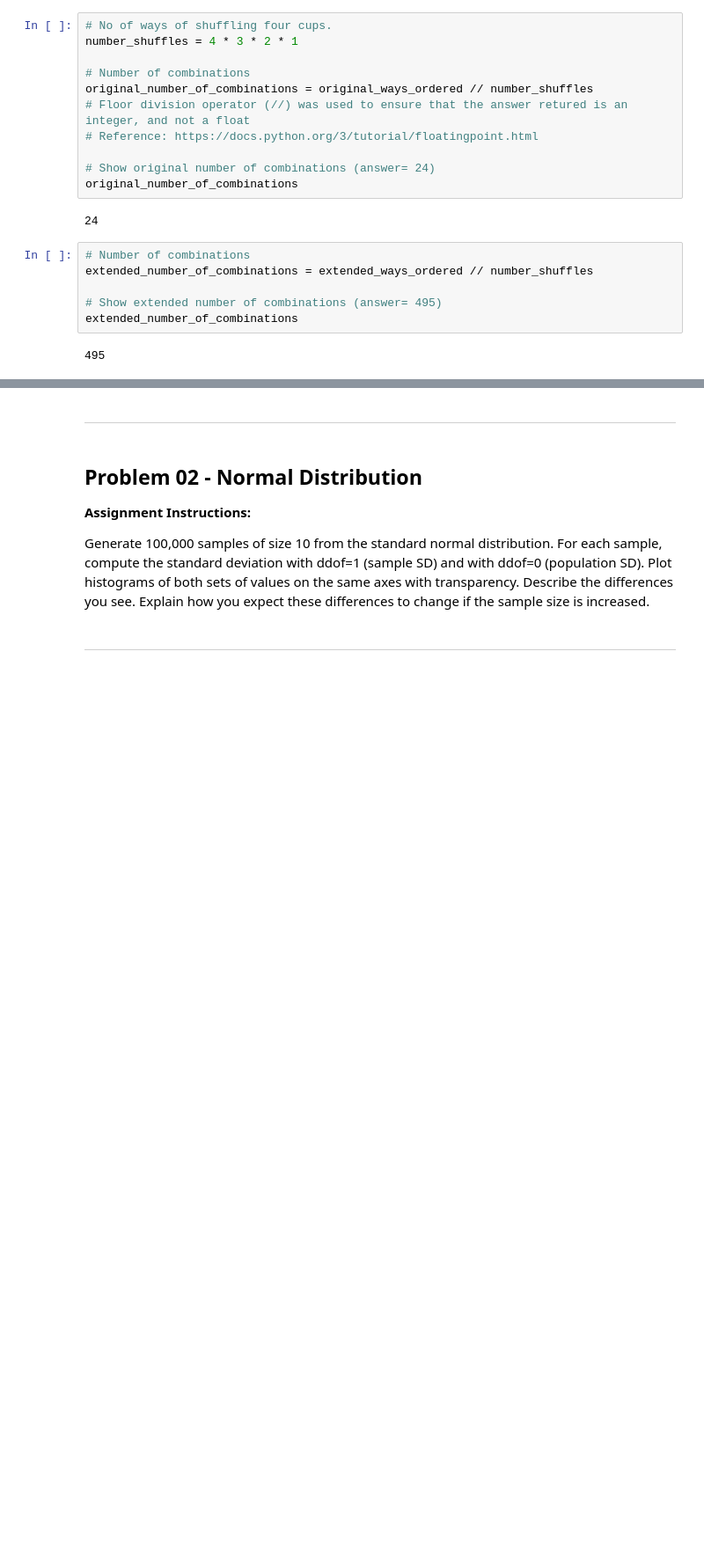
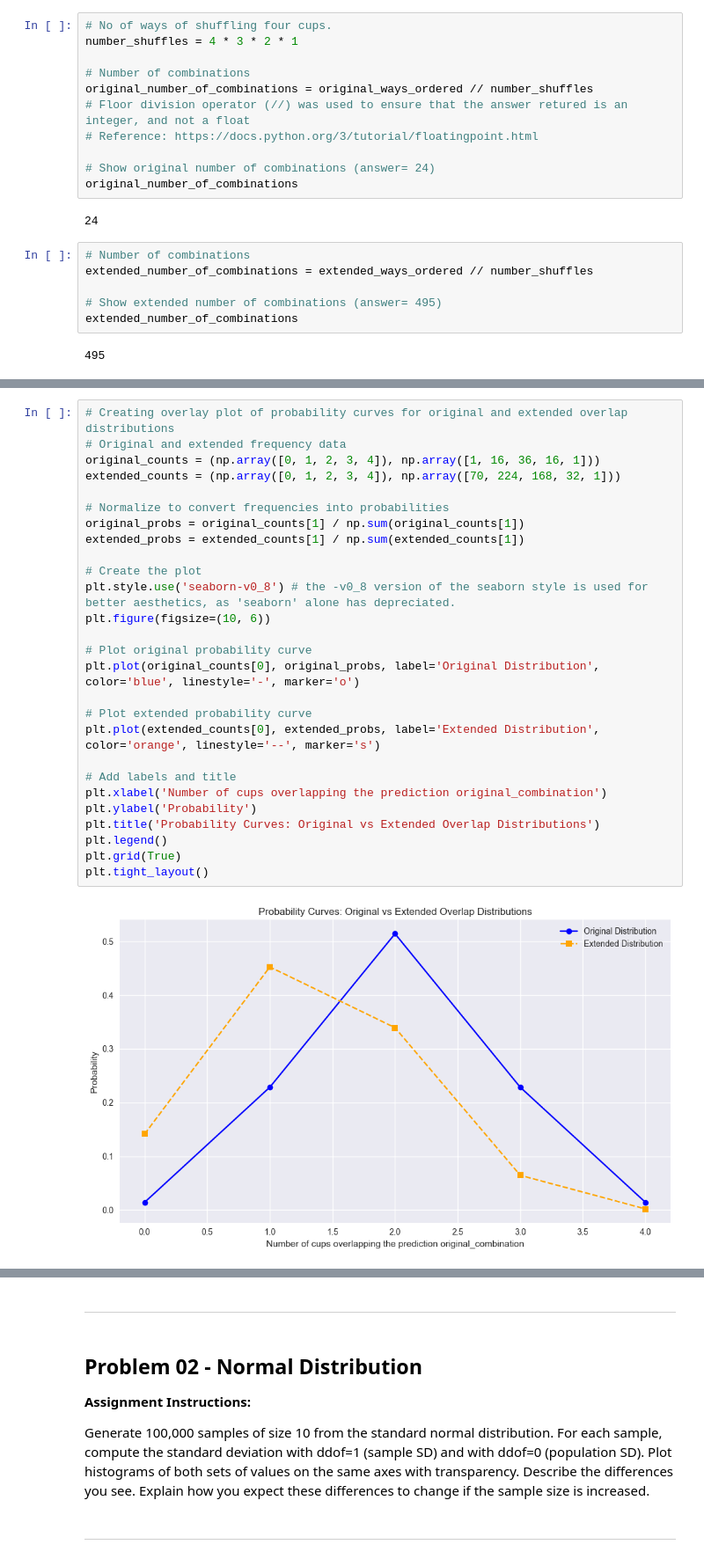
Before and after one commit to Laura6826/applied-statistics-8651, a Jupyter notebook: problems.ipynb, the cells around one changed output, grey strips where cells are left out. Shown: that part at 88% size. Drawn from its saved outputs; the diff is of its cells as text; blank space fills up the shorter version.

```diff
--- a/problems.ipynb
+++ b/problems.ipynb
@@ -135,0 +298,29 @@ N
+# %%
+# Creating overlay plot of probability curves for original and extended overlap distributions
+# Original and extended frequency data
+original_counts = (np.array([0, 1, 2, 3, 4]), np.array([1, 16, 36, 16, 1]))
+extended_counts = (np.array([0, 1, 2, 3, 4]), np.array([70, 224, 168, 32, 1]))
+
+# Normalize to convert frequencies into probabilities
+original_probs = original_counts[1] / np.sum(original_counts[1])
+extended_probs = extended_counts[1] / np.sum(extended_counts[1])
+
+# Create the plot
+plt.style.use('seaborn-v0_8') # the -v0_8 version of the seaborn style is used for better aesthetics, as 'seaborn' alone has depreciated.
+plt.figure(figsize=(10, 6))
+
+# Plot original probability curve
+plt.plot(original_counts[0], original_probs, label='Original Distribution', color='blue', linestyle='-', marker='o')
+
+# Plot extended probability curve
+plt.plot(extended_counts[0], extended_probs, label='Extended Distribution', color='orange', linestyle='--', marker='s')
+
+# Add labels and title
+plt.xlabel('Number of cups overlapping the prediction original_combination')
+plt.ylabel('Probability')
+plt.title('Probability Curves: Original vs Extended Overlap Distributions')
+plt.legend()
+plt.grid(True)
+plt.tight_layout()
+# %% [output]
+[figure, added]
```
Also changed, not shown: parts of 22 cells of this notebook.
